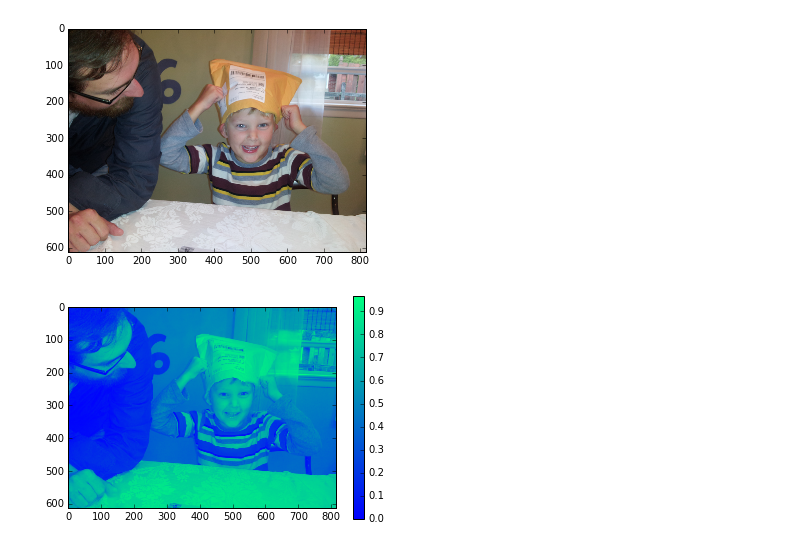
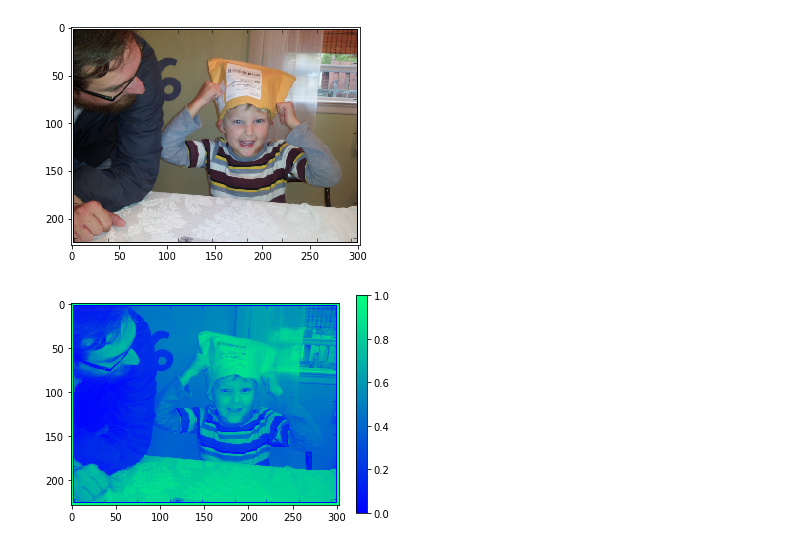
Before and after one commit to cwaldbieser/notebooks, a Jupyter notebook: image/fun_plots.ipynb, the cells around one changed output. Saved outputs shown, nothing was run; the diff lists cells and outputs as text; code cells hidden in the pictures.

```diff
--- a/image/fun_plots.ipynb
+++ b/image/fun_plots.ipynb
@@ -174,9 +174,9 @@ o = plt.xticks([]), plt.yticks([])
 # %%
 import matplotlib.image as mpimg
-img = mpimg.imread('./images/king_silly.png')
+img = mpimg.imread('./images/king-silly.png')
 imgplot = plt.imshow(img)
 # %% [output]
-[figure, old version]
+[figure, new version]
 # %%
 lum_img = img[:,:,0]
 imgplot = plt.imshow(lum_img)
@@ -184,7 +184,7 @@ imgplot = plt.imshow(lum_img)
 imgplot.set_cmap('winter')
 o = plt.colorbar()
 # %% [output]
-[figure, old version]
+[figure, new version]
 # %%
 # Histogram of luminances(?) in image.
 f = figure(figsize=(14,4))
```
Also changed, not shown: parts of 8 cells of this notebook, 1 other file.
